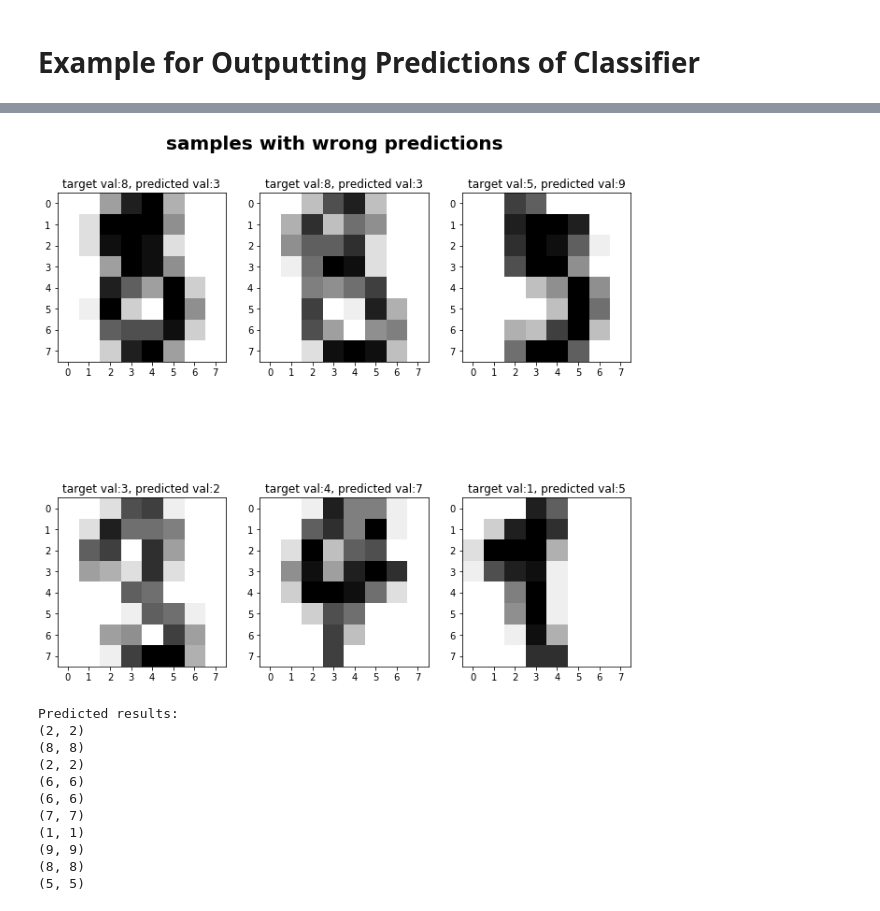
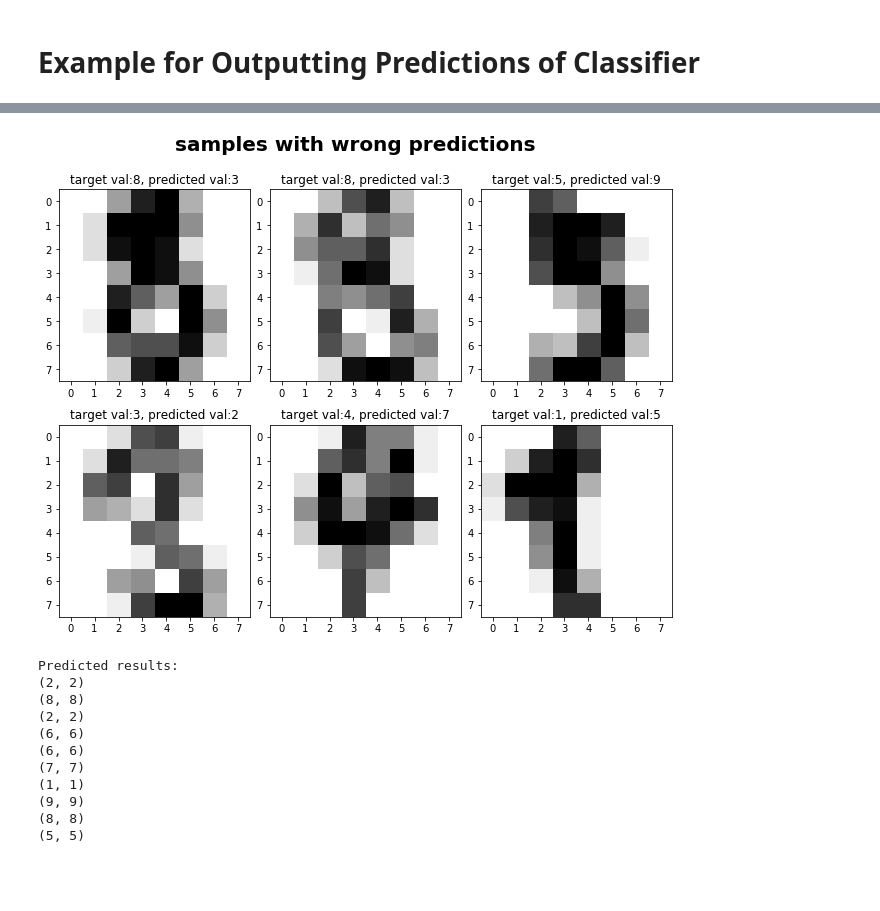
Before and after one commit to hannawe/ML-summary-by-Gleb, a Jupyter notebook: Supervised Summary.ipynb, the cells around one changed output, grey strips where cells are left out. Drawn from its saved outputs; the diff is of its cells as text; code cells hidden in the pictures; blank space fills up the shorter version.

```diff
--- a/Supervised Summary.ipynb
+++ b/Supervised Summary.ipynb
@@ -138,18 +159,19 @@ for i,ax in zip(range(1,10),axes.ravel()):
 # %%
 # show samples with wrong predictions
 wrong=np.where(knn.predict(cla_X_test)!=cla_y_test)[0]
 
 # plot nine samples
 fig,axes =plt.subplots(2,3, figsize=(11, 11))
-fig.suptitle('samples with wrong predictions', fontsize=20, fontweight='bold',y=.9)
+plt.subplots_adjust(wspace=0.1,hspace=-0.35)
+fig.suptitle('samples with wrong predictions', fontsize=20, fontweight='bold',y=.84)
 for i,ax in zip(wrong,axes.ravel()):
     pic=cla_X_test[i].reshape(8,8)
     ax.xaxis.set_ticks(np.arange(0.,7.1, 1.))
     ax.yaxis.set_ticks(np.arange(0.,7.1, 1.))
     ax.imshow(pic, cmap=plt.cm.gray_r, interpolation='nearest')
     ax.set_title("target val:{:}, predicted val:{:}".format(cla_y_test[i],knn.predict(cla_X_test)[i]))
 # %% [output]
-[figure, old version]
+[figure, new version]
 # %%
 #Test predition for first ten results
 print("Predicted results:")
```
Also changed, not shown: parts of 66 cells of this notebook.
